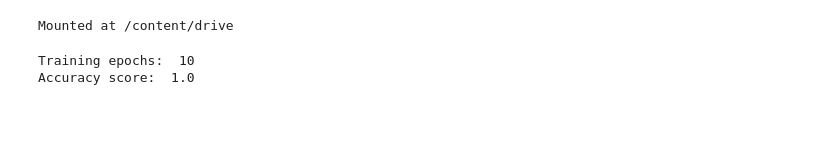
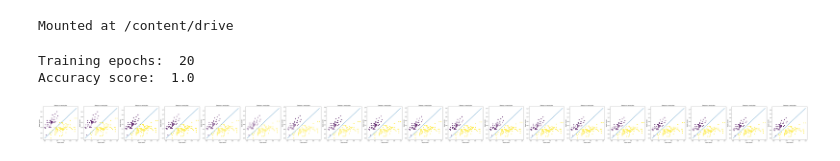
Before and after one commit to stevansehn/python-single-layer-perceptron, a Jupyter notebook: single_layer_perceptron.ipynb, the cells around one changed output. Saved outputs shown, nothing was run; the diff lists cells and outputs as text; code cells hidden in the pictures; blank space fills up the shorter version.

Commit message:
Includes plots

```diff
--- a/single_layer_perceptron.ipynb
+++ b/single_layer_perceptron.ipynb
@@ -36,7 +36,7 @@ epoch = 1
 weights_history = []
 
 # Training loop
-for i in range(1, 10):
+for i in range(1, 20):
 
   for xi, target in zip(X_train, y_train):
     # Compute the prediction
@@ -70,5 +70,38 @@ test_score = accuracy_score(predictions_test, y_test)
 print("Training epochs: ", epoch)
 print("Accuracy score: ", test_score)
 # %% [output]
-Training epochs:  10
+Training epochs:  20
 Accuracy score:  1.0
+# %%
+# Plot figures
+
+import matplotlib.pyplot as plt
+
+num_plots = len(weights_history)
+
+fig, axs = plt.subplots(1, num_plots, figsize=(num_plots * 5, 5))
+
+for i, arr in enumerate(weights_history):
+    x1 = X[:, 0]
+    x2 = (-x1 * arr[0]) / arr[1]
+
+    axs[i].plot(x1, x2)
+    axs[i].scatter(X[:, 0], X[:, 1], c=y)
+    axs[i].set_title('Setosa x versicolor')
+    axs[i].set_xlabel('Sepal.Width')
+    axs[i].set_ylabel('Sepal.Length')
+
+    # plt.figure()
+    # plt.plot(x1, x2)
+    # plt.scatter(X[:, 0], X[:, 1], c=y)
+    # plt.title('Setosa x versicolor')
+    # plt.xlabel('Sepal.Width')
+    # plt.ylabel('Sepal.Length')
+    # plt.savefig(f'plot_{i}.png')
+    # plt.close()
+
+plt.tight_layout()
+
+plt.show()
+# %% [output]
+[figure, added]
```
